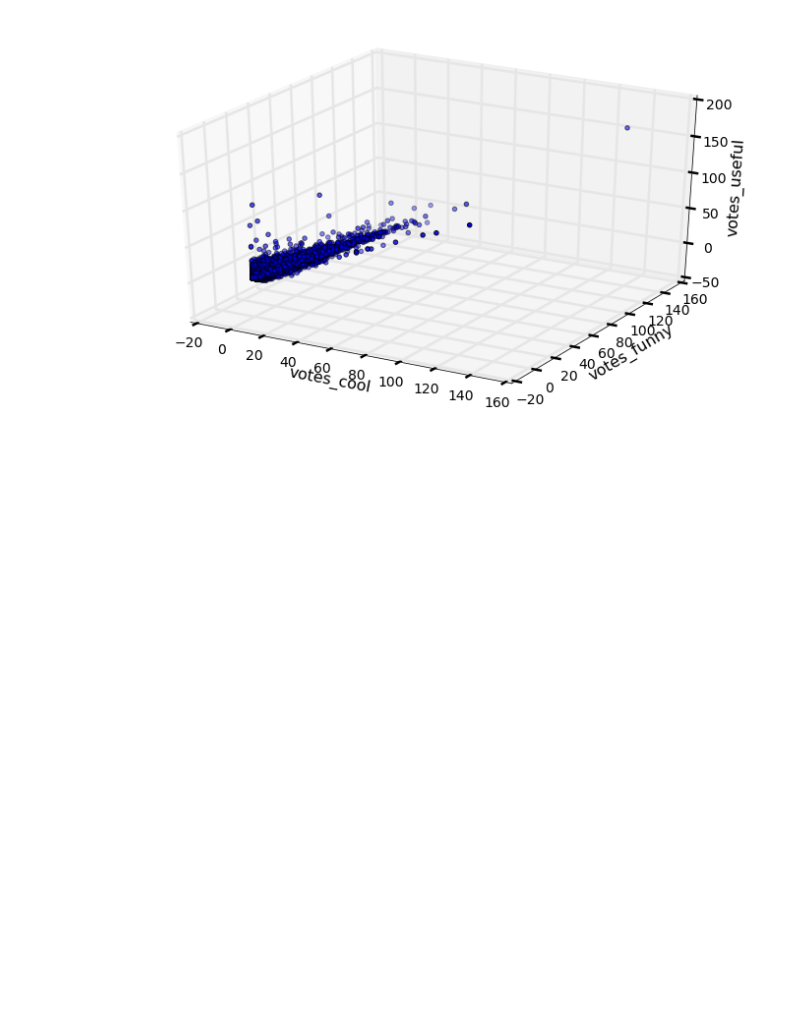
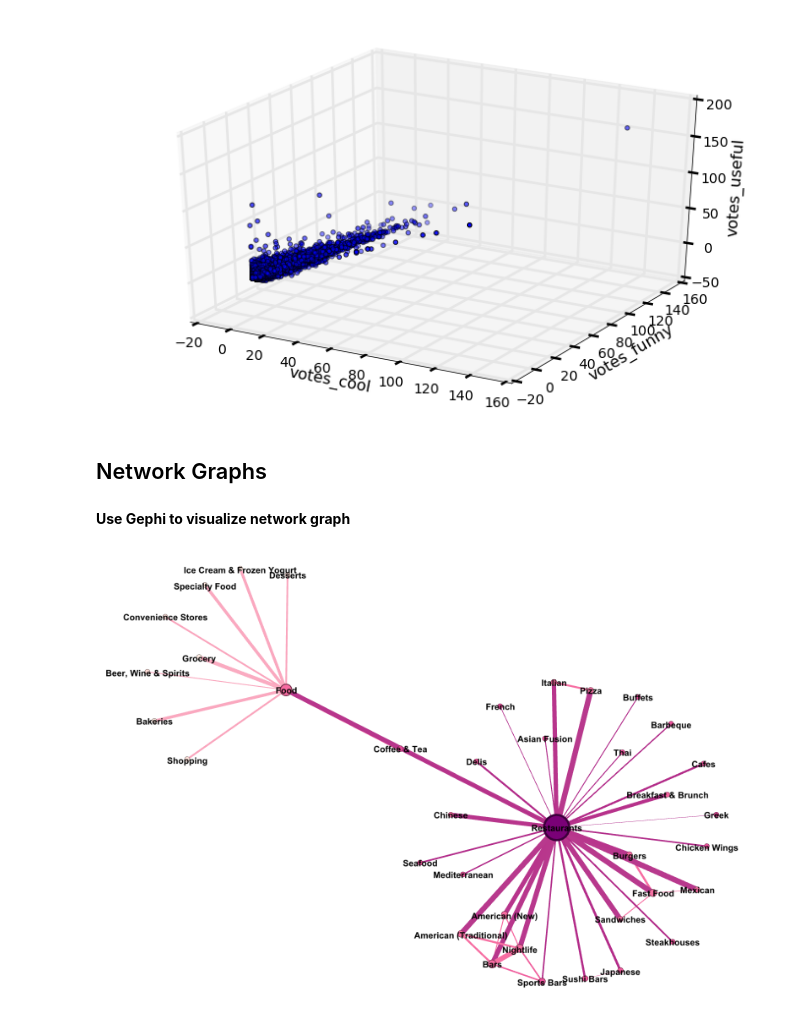
Before and after one commit to asong92/yelp, a Jupyter notebook: notebooks/Data Visualization Templates.ipynb, the cells around one changed output. Saved outputs shown, nothing was run; the diff lists cells and outputs as text; code cells hidden in the pictures; blank space fills up the shorter version.

```diff
--- a/notebooks/Data Visualization Templates.ipynb
+++ b/notebooks/Data Visualization Templates.ipynb
@@ -691,3 +564,5 @@ threed.set_xlabel('votes_cool')
 plt.show()
 # %% [output]
 [figure]
+# %% [markdown]
+## Network Graphs
@@ -693,0 +593,6 @@ plt.show()
+# %% [markdown]
+__Use Gephi to visualize network graph__
+# %%
+Image(filename='images/top100cat.png')
+# %% [output]
+[figure, added]
```
Also changed, not shown: parts of 16 cells of this notebook.
